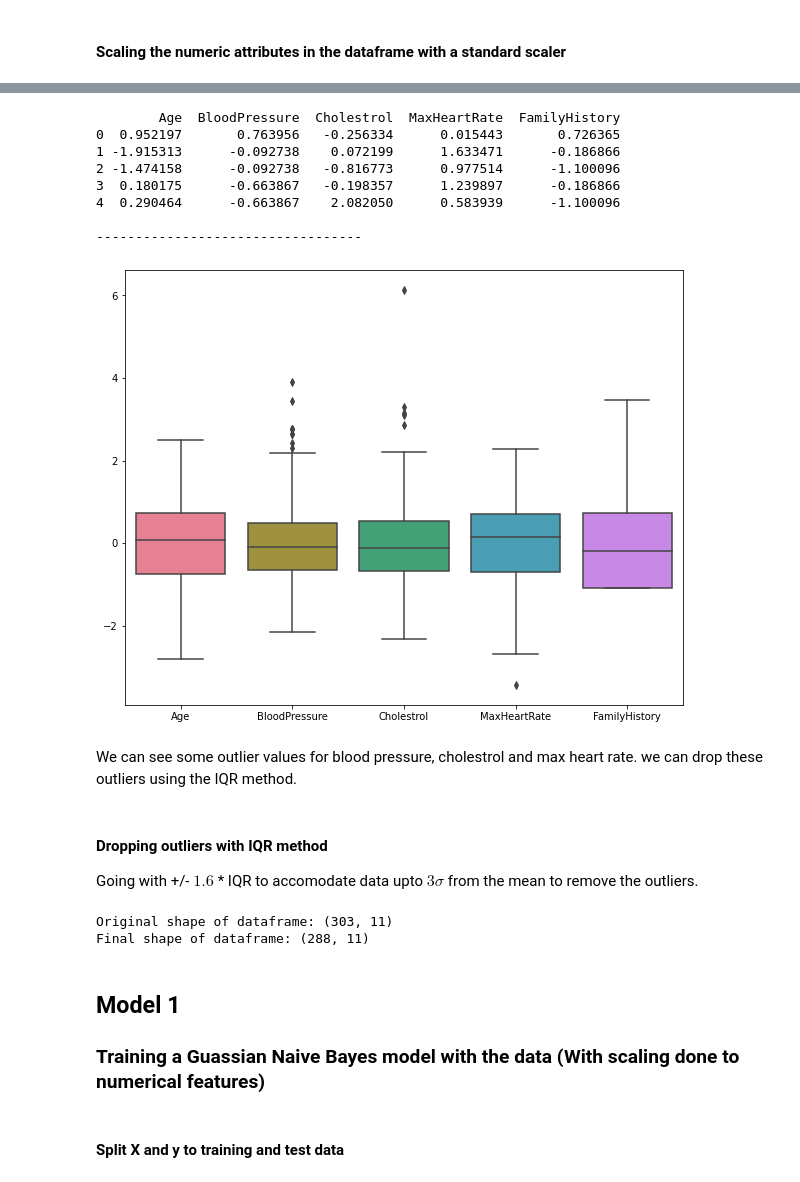
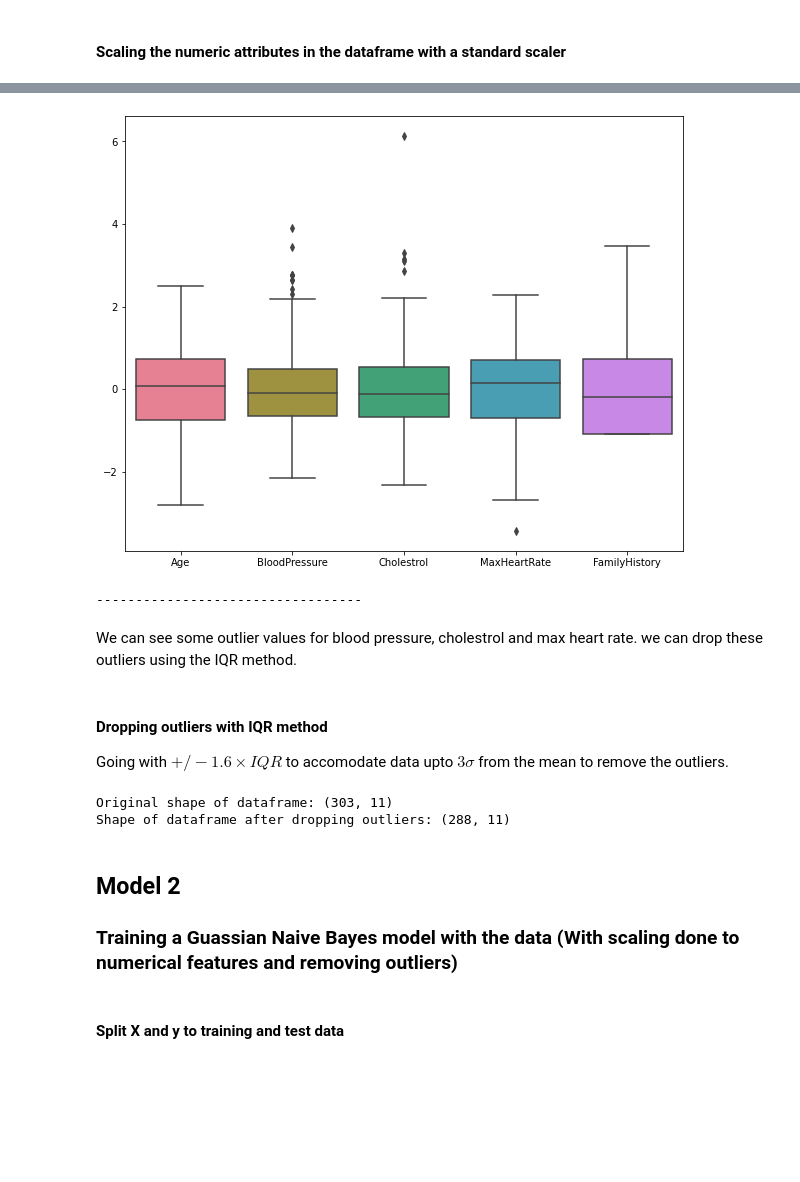
Before and after one commit to Akhilsudh/BITS-Assignment, a Jupyter notebook: Semester 2/Applied Machine Learning/2021MT12054_Akhil_S.ipynb, the cells around one changed output, grey strips where cells are left out. Drawn from its saved outputs; the diff is of its cells as text; code cells hidden in the pictures; blank space fills up the shorter version.

```diff
--- a/Semester 2/Applied Machine Learning/2021MT12054_Akhil_S.ipynb
+++ b/Semester 2/Applied Machine Learning/2021MT12054_Akhil_S.ipynb
@@ -188,26 +281,17 @@ array([[ 0.9521966 ,  0.76395577, -0.25633371,  0.01544279,  0.72636505],
 #### Analyzing the boxplot for scaled numeric attributes to check for outliers
 # %%
-df_temp = pd.DataFrame(scaled_array, columns = numeric_list)
-print(df_temp.head())
+plt.figure(figsize=(10,8))
+sb.boxplot(data=df[numeric_list], palette="husl")
+plt.show()
 print("\n----------------------------------\n")
-plt.figure(figsize=(10,8))
-sb.boxplot(data=df_temp, palette="husl")
-plt.show()
 # %% [output]
+[figure]
-        Age  BloodPressure  Cholestrol  MaxHeartRate  FamilyHistory
-0  0.952197       0.763956   -0.256334      0.015443       0.726365
-1 -1.915313      -0.092738    0.072199      1.633471      -0.186866
-2 -1.474158      -0.092738   -0.816773      0.977514      -1.100096
-3  0.180175      -0.663867   -0.198357      1.239897      -0.186866
-4  0.290464      -0.663867    2.082050      0.583939      -1.100096
-
 ----------------------------------
-[figure]
 # %% [markdown]
 We can see some outlier values for blood pressure, cholestrol and max heart rate. we can drop these outliers using the IQR method.
 # %% [markdown]
 #### Dropping outliers with IQR method
-Going with +/- $1.6$ * IQR to accomodate data upto $3\sigma$ from the mean to remove the outliers.
+Going with $+/- 1.6 \times IQR$ to accomodate data upto $3\sigma$ from the mean to remove the outliers.
 # %%
 print("Original shape of dataframe: {}".format(df.shape))
 for i in numeric_list:
@@ -218,11 +302,11 @@ for i in numeric_list:
     lower_bound = np.where(df.loc[:, i] <= (Q25 - 1.6*IQR))
     df.drop(upper_bound[0], inplace = True)
     df.drop(lower_bound[0], inplace = True)
-print("Final shape of dataframe: {}".format(df.shape))
+print("Shape of dataframe after dropping outliers: {}".format(df.shape))
 # %% [output]
 Original shape of dataframe: (303, 11)
-Final shape of dataframe: (288, 11)
+Shape of dataframe after dropping outliers: (288, 11)
 # %% [markdown]
-## Model 1
-### Training a Guassian Naive Bayes model with the data (With scaling done to numerical features)
+## Model 2
+### Training a Guassian Naive Bayes model with the data (With scaling done to numerical features and removing outliers)
 # %%
```
Also changed, not shown: parts of 30 cells of this notebook.
